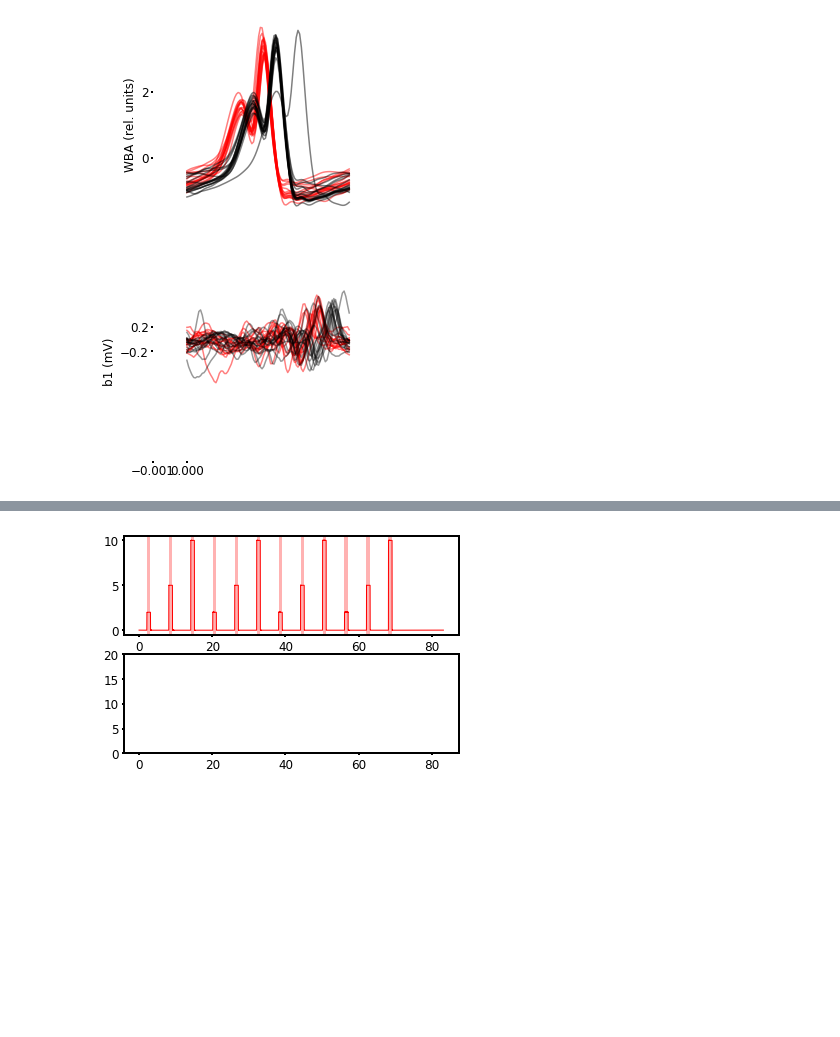
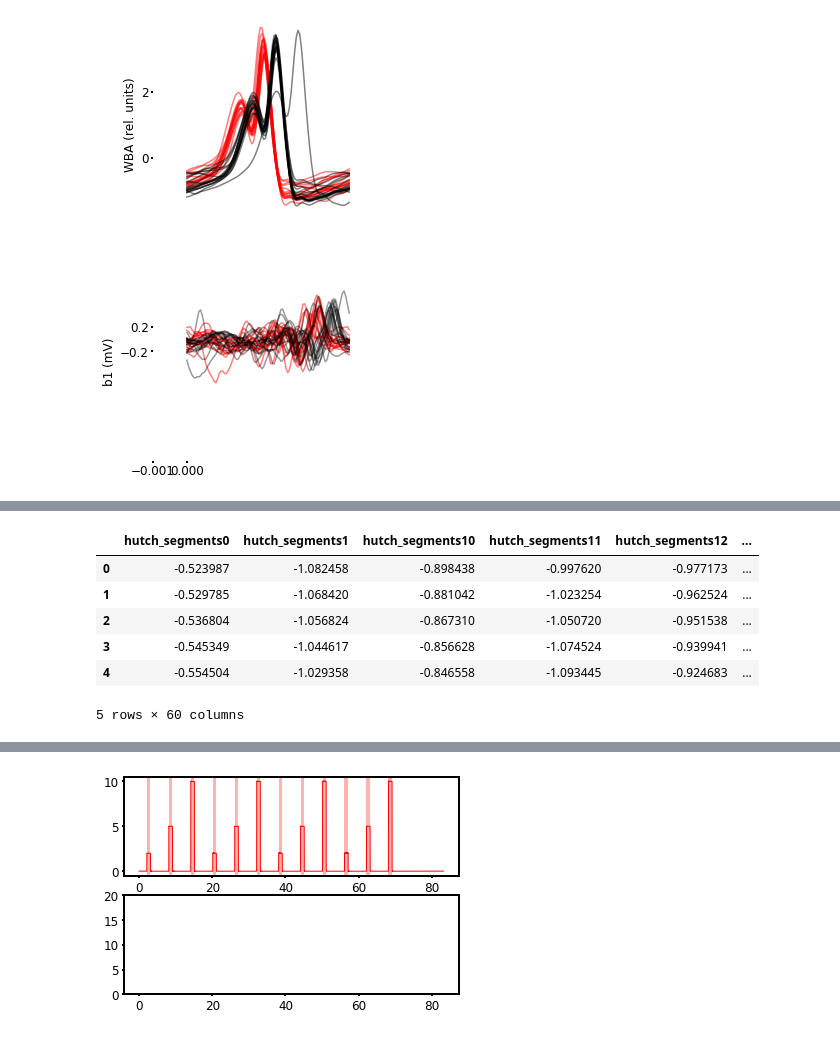
Before and after one commit to lyshds/dn_df_compilation, a Jupyter notebook: S104/s104_fix_hutch.ipynb, the cells around one changed output, grey strips where cells are left out. Drawn from its saved outputs; the diff is of its cells as text; code cells hidden in the pictures; blank space fills up the shorter version.

```diff
--- a/S104/s104_fix_hutch.ipynb
+++ b/S104/s104_fix_hutch.ipynb
@@ -1555,0 +1739,11 @@ SyntaxError: invalid syntax (<ipython-input-67-28c00608586e>, line 73)
+# %%
+df.head()
+df_2.head()
+# %% [output]
+|  | hutch_segments0 | hutch_segments1 | hutch_segments10 | hutch_segments11 | hutch_segments12 | ... |
+| 0 | -0.523987 | -1.082458 | -0.898438 | -0.997620 | -0.977173 | ... |
+| 1 | -0.529785 | -1.068420 | -0.881042 | -1.023254 | -0.962524 | ... |
+| 2 | -0.536804 | -1.056824 | -0.867310 | -1.050720 | -0.951538 | ... |
+| 3 | -0.545349 | -1.044617 | -0.856628 | -1.074524 | -0.939941 | ... |
+| 4 | -0.554504 | -1.029358 | -0.846558 | -1.093445 | -0.924683 | ... |
+5 rows × 60 columns
```
Also changed, not shown: parts of 14 cells of this notebook, 8 other files.
